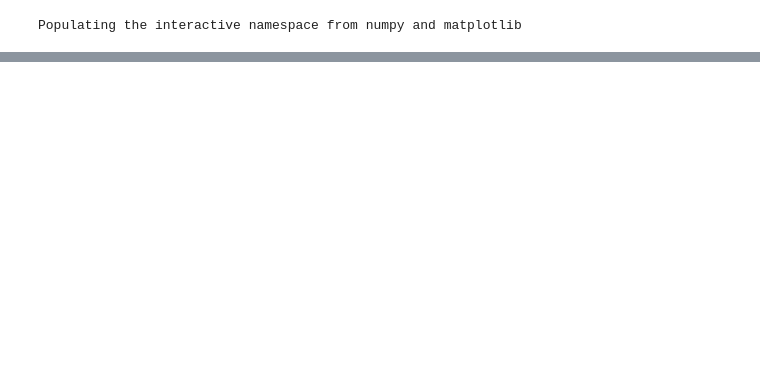
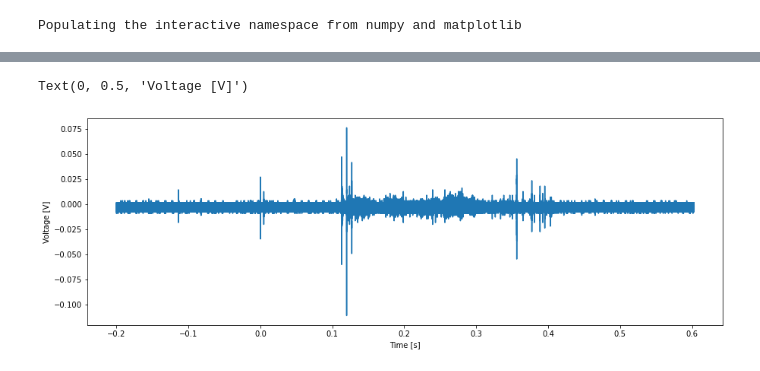
Before and after one commit to ODZ-UJF-AV-CR/auto1, a Jupyter notebook: notebooks/oscilloscope.ipynb, the cells around one changed output, grey strips where cells are left out. Saved outputs shown, nothing was run; the diff lists cells and outputs as text; code cells hidden in the pictures; blank space fills up the shorter version.

```diff
--- a/notebooks/oscilloscope.ipynb
+++ b/notebooks/oscilloscope.ipynb
@@ -7,6 +9,7 @@ import pandas as pd
 %pylab inline --no-import-all
 
 file = "/storage/experiments/2021/0807_bourka_sobeslav/slavia/csv/RigolDS3.csv"
+file = "RigolDS0.csv"
 # %% [output]
 Populating the interactive namespace from numpy and matplotlib
 # %%
@@ -31,3 +21,6 @@ plt.grid()
 # %%
 cols_to_keep = ['CH1(V)', 'CH2(V)']
 df.loc[:, cols_to_keep].to_hdf(file+'.hdf','df', mode='w')
+# %%
+df=pd.read_hdf(file+'.hdf')
+df['CH2(V)']
@@ -33,0 +41,9 @@ df.loc[:, cols_to_keep].to_hdf(file+'.hdf','df', mode='w')
+# %%
+plt.figure(figsize=(15,5))
+plt.plot(df['CH2(V)'])
+plt.xlabel('Time [s]')
+plt.ylabel('Voltage [V]')
+plt.grid()
+# %% [output]
+Text(0, 0.5, 'Voltage [V]')
+[figure, added]
```
Also changed, not shown: parts of 6 cells of this notebook, 1 other file.
